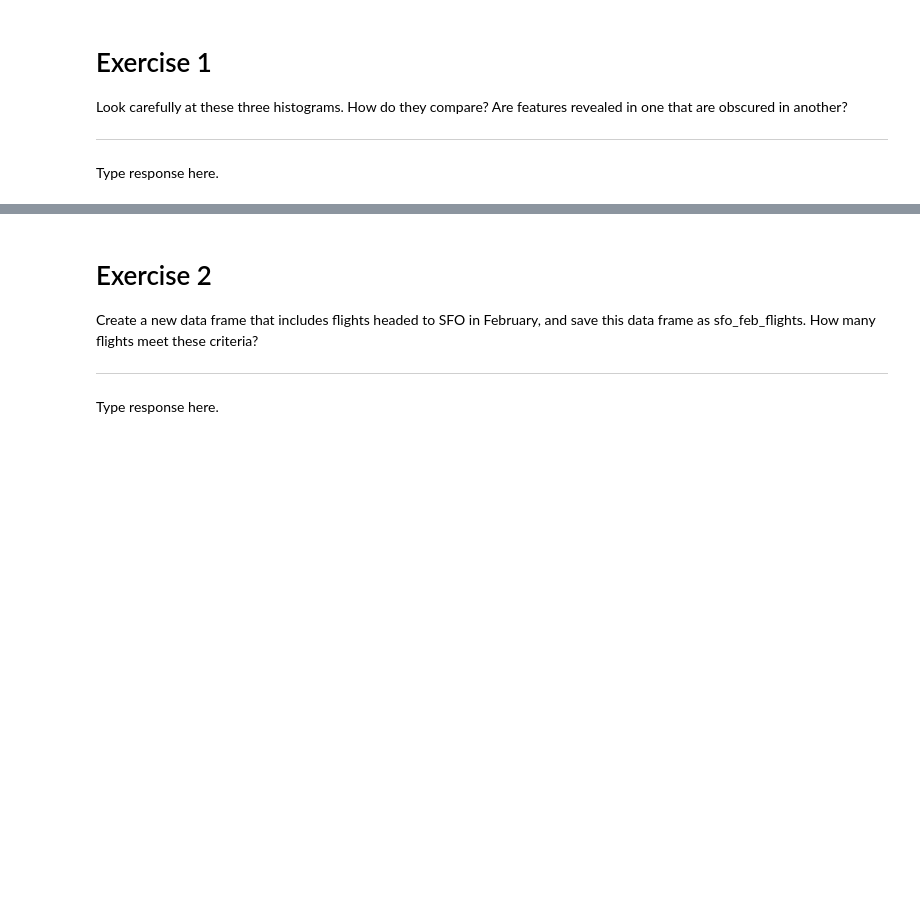
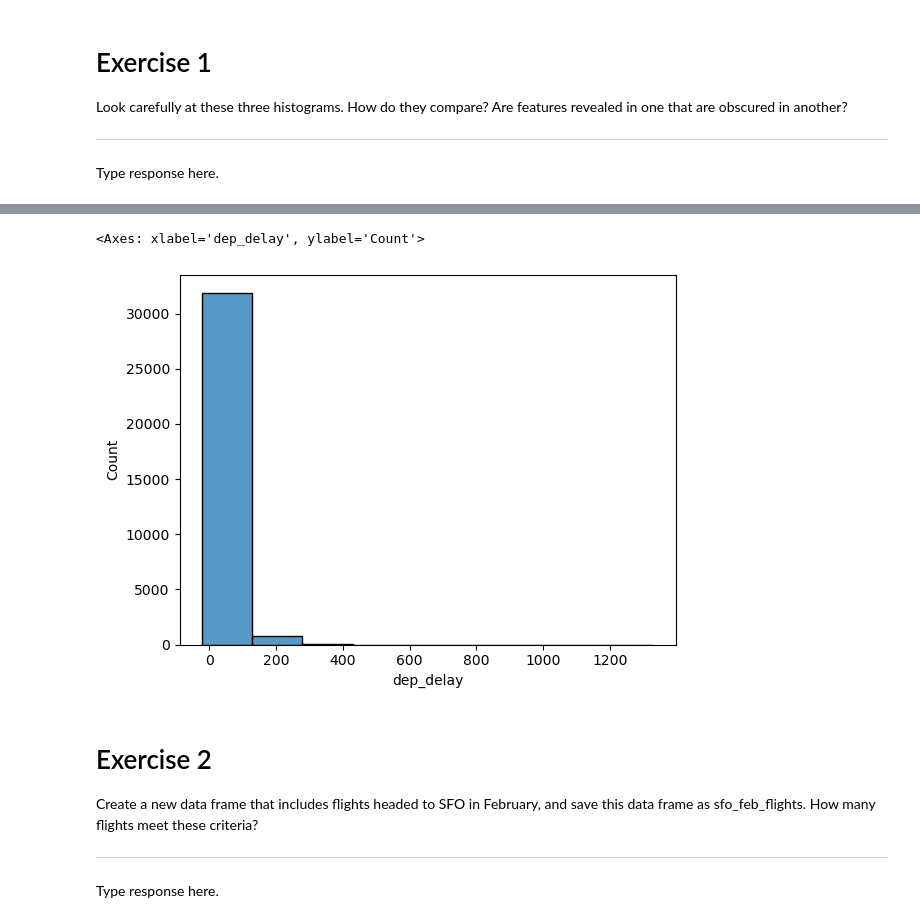
Before and after one commit to ProfessorRC3/IMS-Python-Labs, a Jupyter notebook: Lab 2.ipynb, the cells around one changed output, grey strips where cells are left out. Saved outputs shown, nothing was run; the diff lists cells and outputs as text; code cells hidden in the pictures; blank space fills up the shorter version.

```diff
--- a/Lab 2.ipynb
+++ b/Lab 2.ipynb
@@ -42,3 +29,8 @@ plt.show()
+# %%
+sns.histplot(data=nycflights['dep_delay'], binwidth=150)
+# %% [output]
+<Axes: xlabel='dep_delay', ylabel='Count'>
+[figure, added]
 # %% [markdown]
 # Exercise 2
 
```
Also changed, not shown: parts of 10 cells of this notebook, 21 other files.
